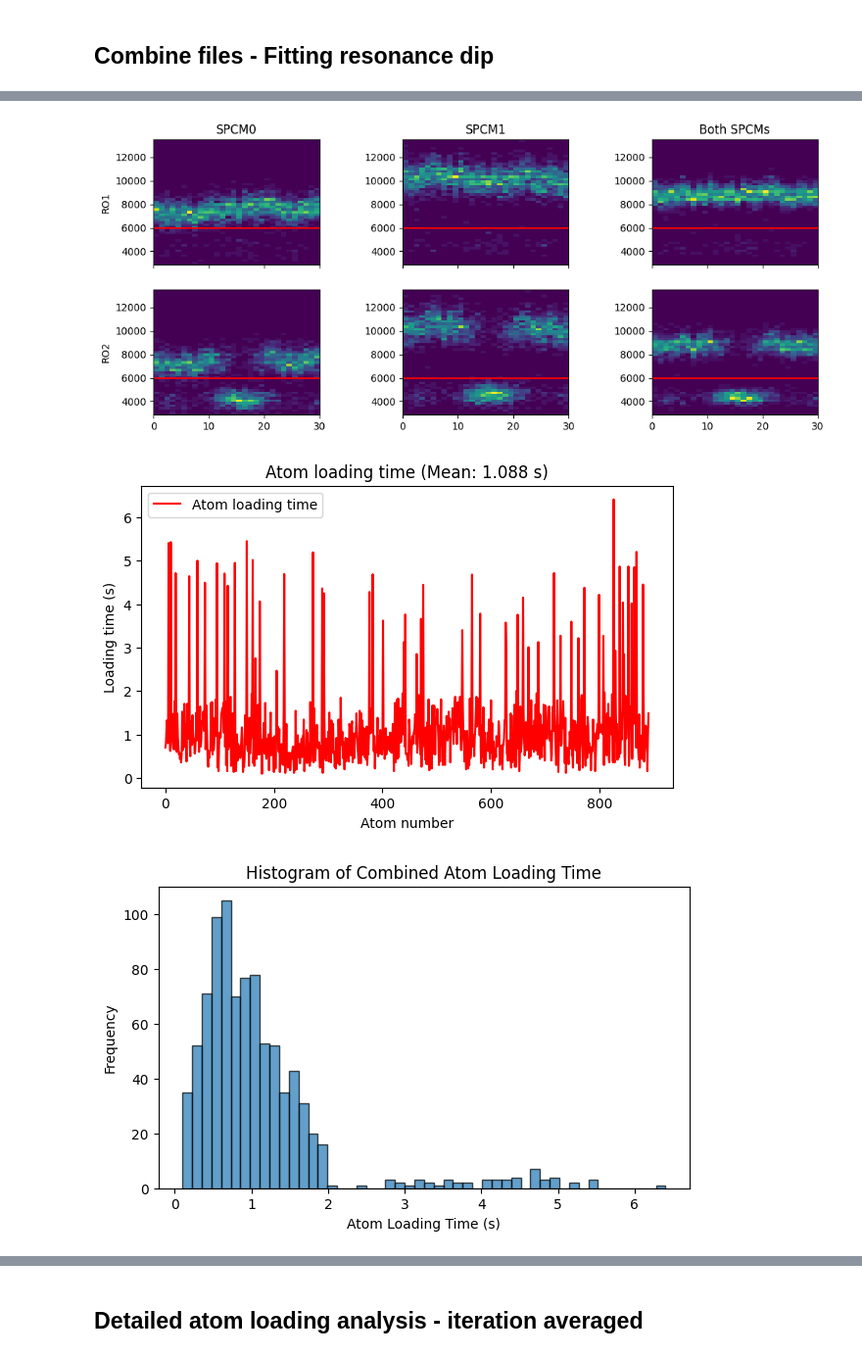
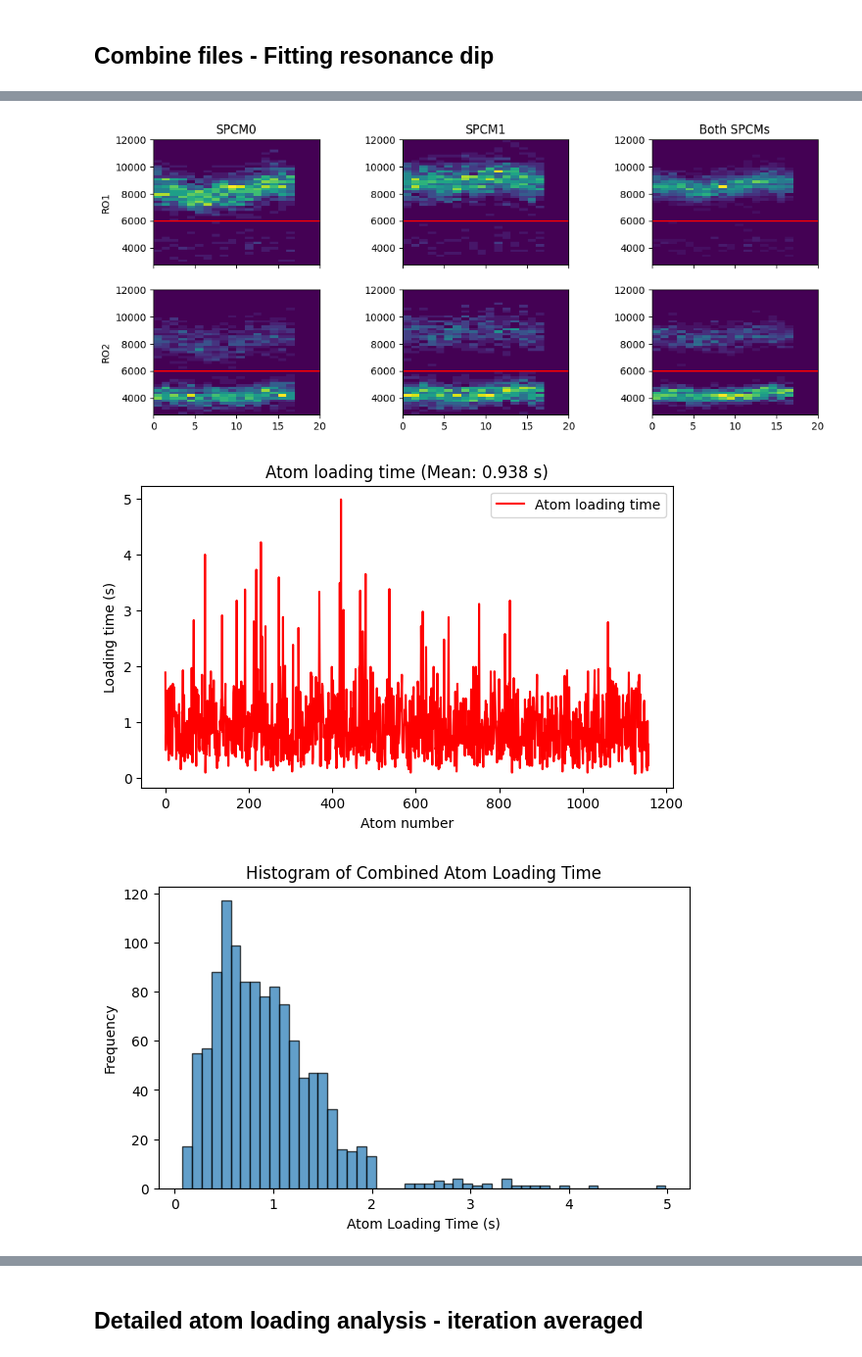
Before and after one commit to QuantumQuadrate/qn_artiq_routines, a Jupyter notebook: Analysis/Single atom analysis/atom_loading_analysis_2025.ipynb, the cells around one changed output, grey strips where cells are left out. Shown at 98% size. Saved outputs shown, nothing was run; the diff lists cells and outputs as text; code cells hidden in the pictures.

```diff
--- a/Analysis/Single atom analysis/atom_loading_analysis_2025.ipynb
+++ b/Analysis/Single atom analysis/atom_loading_analysis_2025.ipynb
@@ -23,7 +23,7 @@ print(set_point_PD6_AOM_A6)
 0.034
 0.034
 # %%
-date_filters = ["2025-11-17"]
+date_filters = ["2025-11-26"]
 
 from matplotlib import pyplot as plt
 import matplotlib as mpl
@@ -55,7 +55,7 @@ fnames = get_files_by_criteria(date_filters, # only find files from these date d
                                condition=lambda filename: True, # use this to filter by experiment parameters, like this: lambda filename: np.bool_(h5py.File(filename)['datasets']['set_current_coil_volts_at_finish'])
                                start_dir=results,
                                include_path=True, # if False, only return the name of the file, not the full path
-                               print_filenames=True
+                               print_filenames=False
 )
 
 
@@ -100,7 +100,7 @@ With fitting the resonance for microwave scans
 """
 ### the file(s) to analyze:
 file_indices = {
-    19:'',
+    67:'',
     # 45:'',
     # 47:'',
     # 49:'',
@@ -399,3 +400,3 @@ center=336916172.6796, sigma=24349.4312, depth=0.9781
-[figure, old version]
+[figure, new version]
-[figure, old version]
+[figure, new version]
-[figure, old version]
+[figure, new version]
```
Also changed, not shown: parts of 5 cells of this notebook, 12 other files.
